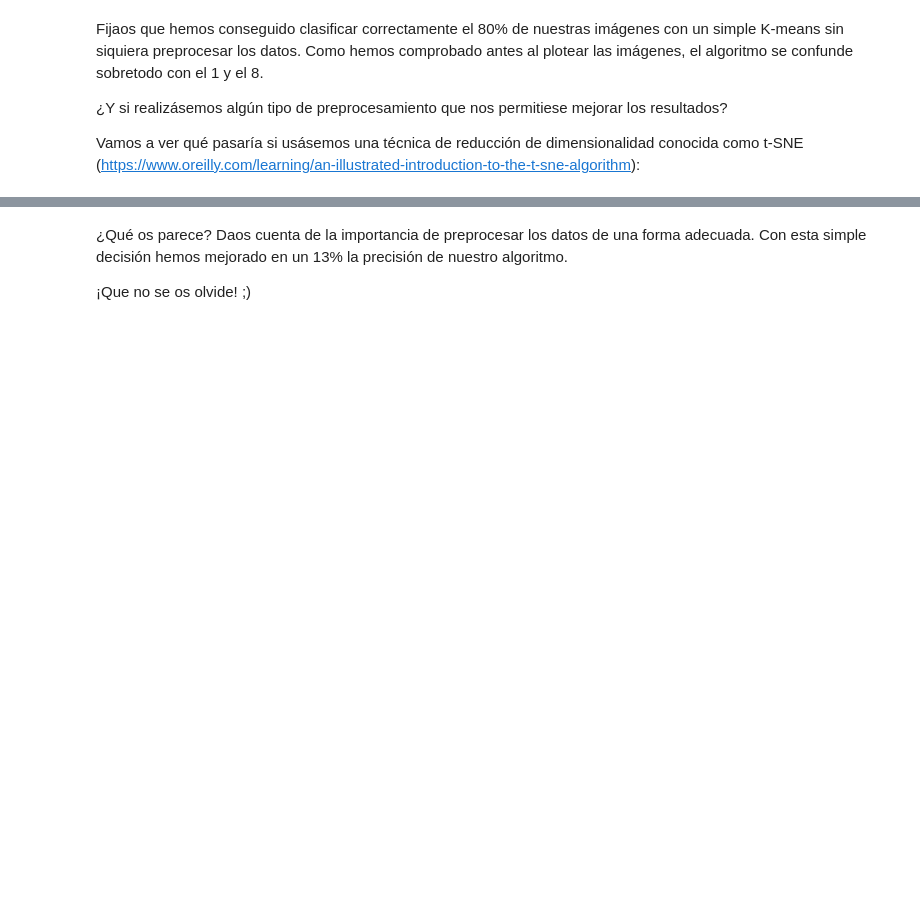
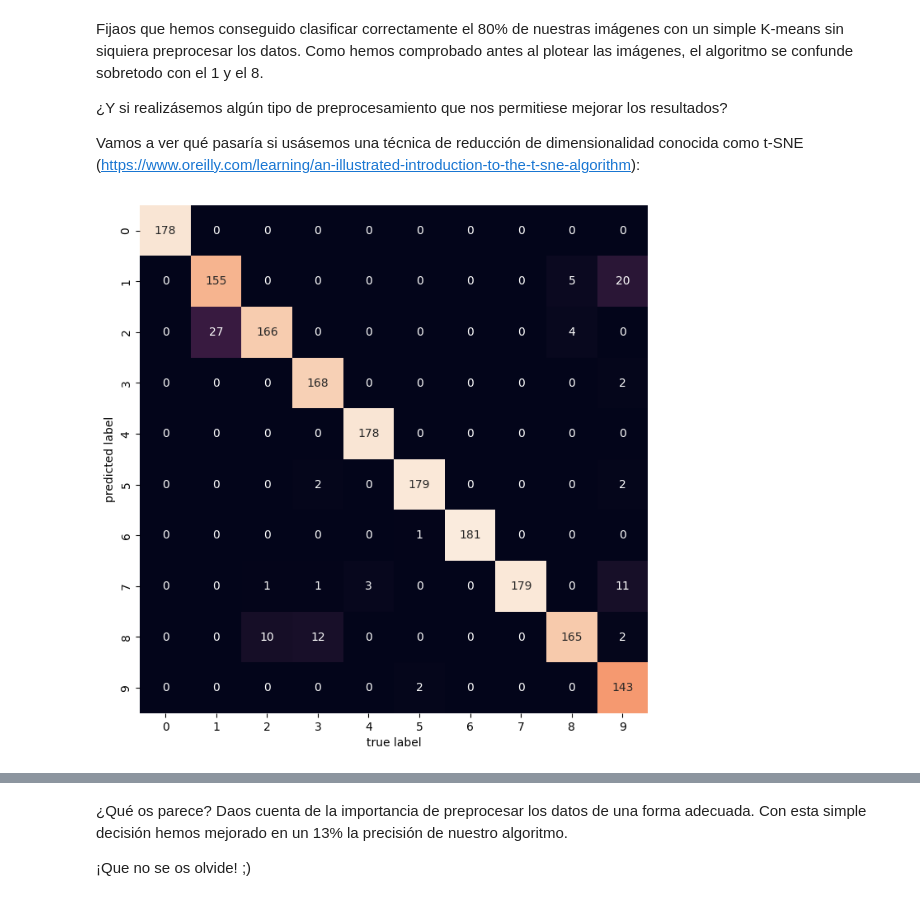
Before and after one commit to caroidarraga/Aprendizaje_No_Supervisado, a Jupyter notebook: Métodos_de_clustering_basados_en_particiones.ipynb, the cells around one changed output, grey strips where cells are left out. Drawn from its saved outputs; the diff is of its cells as text; code cells hidden in the pictures; blank space fills up the shorter version.

```diff
--- a/Métodos_de_clustering_basados_en_particiones.ipynb
+++ b/Métodos_de_clustering_basados_en_particiones.ipynb
@@ -92,31 +104,34 @@ Vamos a ver qué pasaría si usásemos una técnica de reducción de dimensional
 from sklearn.manifold import TSNE
 # %%
-# Utilizamos t-SNE para proyectar los datos en otro espacio de 2 dimensiones
+# Hacemos un preprocesamiento de los datos
+# Utilizamos t-SNE(Pra reducir la dimensionalidad) para proyectar los datos en otro espacio de 2 dimensiones
 # Este paso tarda unos segundos, no os impacientéis :)
 
-tsne = ## Aquí tu código ##
+tsne = TSNE(n_components=2, init='random', random_state=42)
 digits_proj = tsne.fit_transform(digits.data)
 
 # Realizamos el clustering
 
-kmeans = ## Aquí tu código ##
+kmeans = KMeans(n_clusters=10, random_state=42)
 clusters = kmeans.fit_predict(digits_proj)
 
 # Asignamos las etiquetas de acuerdo a la moda
 labels = np.zeros_like(clusters)
 for i in range(10):
     mask = (clusters == i)
     labels[mask] = mode(digits.target[mask])[0]
 
 # Calculamos el accuracy
 accuracy_score(digits.target, labels)
 
 # Mostramos la matriz de confusión
-mat = ## Aquí tu código ##
+mat = confusion_matrix(digits.target, labels)
 sns.heatmap(mat.T, square=True, annot=True, fmt='d', cbar=False,
             xticklabels=digits.target_names,
             yticklabels=digits.target_names)
 plt.xlabel('true label')
 plt.ylabel('predicted label');
+# %% [output]
+[figure, added]
 # %%
 accuracy_score(digits.target, labels)
```
Also changed, not shown: parts of 16 cells of this notebook.
